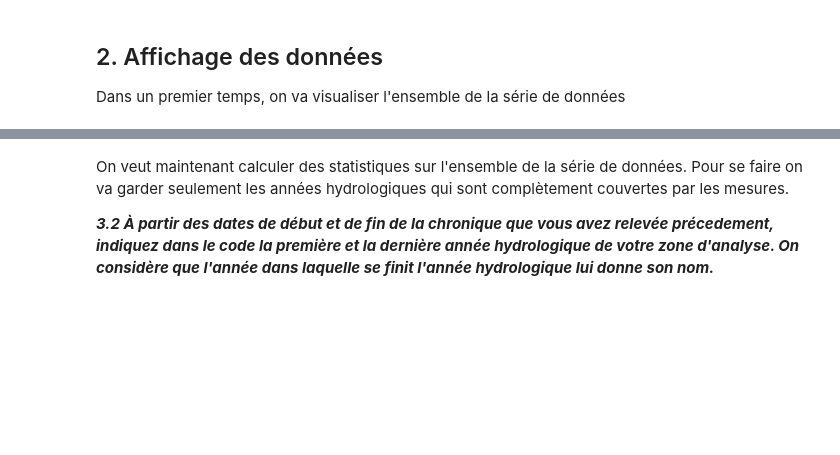
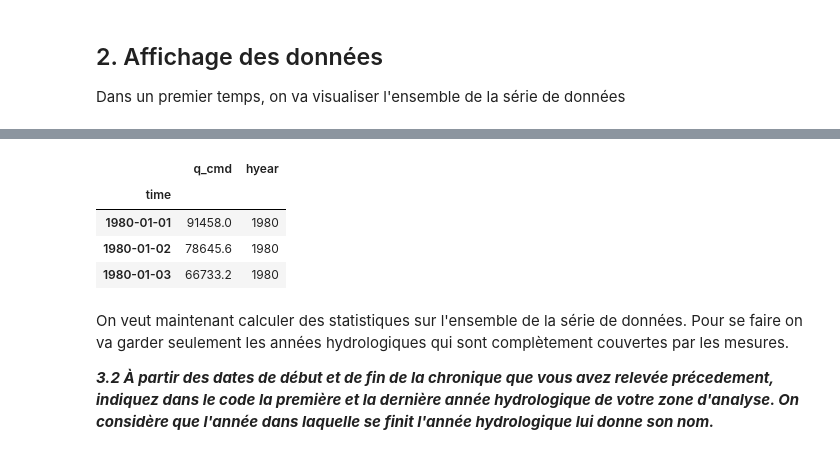
Before and after one commit to onillonn/ecohydro, a Jupyter notebook: analyse_debit_todo.ipynb, the cells around one changed output, grey strips where cells are left out. Drawn from its saved outputs; the diff is of its cells as text; code cells hidden in the pictures; blank space fills up the shorter version.

```diff
--- a/analyse_debit_todo.ipynb
+++ b/analyse_debit_todo.ipynb
@@ -113,10 +140,16 @@ plt.yscale('log')
 # %%
 # Indiquez le mois auquel commence l'année hydrologique (1: janvier, 2: février, ...)
-debut_hyear = ...
+debut_hyear = 9
 
 # On ajoute une colonne au tableau de données qui indiquent l'année hydrologique [hyear]
 data['hyear'] = data.index.year + data.index.month//debut_hyear
 data.head(3)
+# %% [output]
+|  | q_cmd | hyear |
+| time |  |  |
+| 1980-01-01 | 91458.0 | 1980 |
+| 1980-01-02 | 78645.6 | 1980 |
+| 1980-01-03 | 66733.2 | 1980 |
 # %% [markdown]
 On veut maintenant calculer des statistiques sur l'ensemble de la série de données. Pour se faire on va garder seulement les années hydrologiques qui sont complètement couvertes par les mesures.
 
```
Also changed, not shown: parts of 20 cells of this notebook.
